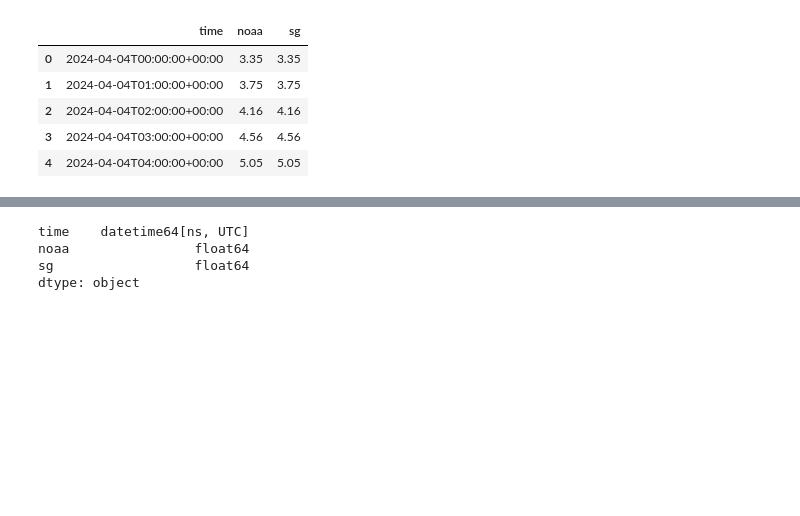
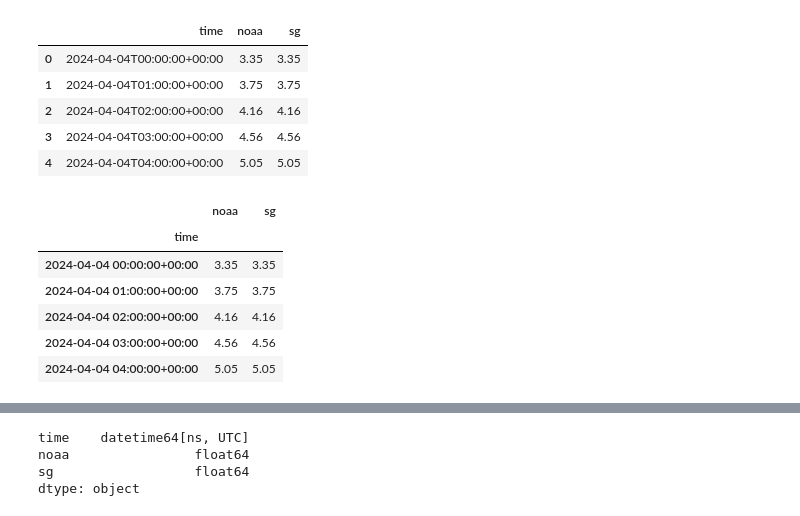
Before and after one commit to dungbachviet/windspeed-forecast-project, a Jupyter notebook: visualization.ipynb, the cells around one changed output, grey strips where cells are left out. Saved outputs shown, nothing was run; the diff lists cells and outputs as text; code cells hidden in the pictures; blank space fills up the shorter version.

```diff
--- a/visualization.ipynb
+++ b/visualization.ipynb
@@ -87,3 +87,15 @@ glass_wind_df['time'] = pd.to_datetime(glass_wind_df['time'])
 # Convert some columns to numeric type
 numeric_columns = ['noaa', 'sg']
 glass_wind_df[numeric_columns] = glass_wind_df[numeric_columns].apply(pd.to_numeric, errors='coerce', axis=1)
+# %%
+# Set time field as index
+glass_wind_df.set_index('time', inplace=True)
+glass_wind_df.head(5)
+# %% [output]
+|  | noaa | sg |
+| time |  |  |
+| 2024-04-04 00:00:00+00:00 | 3.35 | 3.35 |
+| 2024-04-04 01:00:00+00:00 | 3.75 | 3.75 |
+| 2024-04-04 02:00:00+00:00 | 4.16 | 4.16 |
+| 2024-04-04 03:00:00+00:00 | 4.56 | 4.56 |
+| 2024-04-04 04:00:00+00:00 | 5.05 | 5.05 |
```
Also changed, not shown: parts of 7 cells of this notebook, 9 other files.
